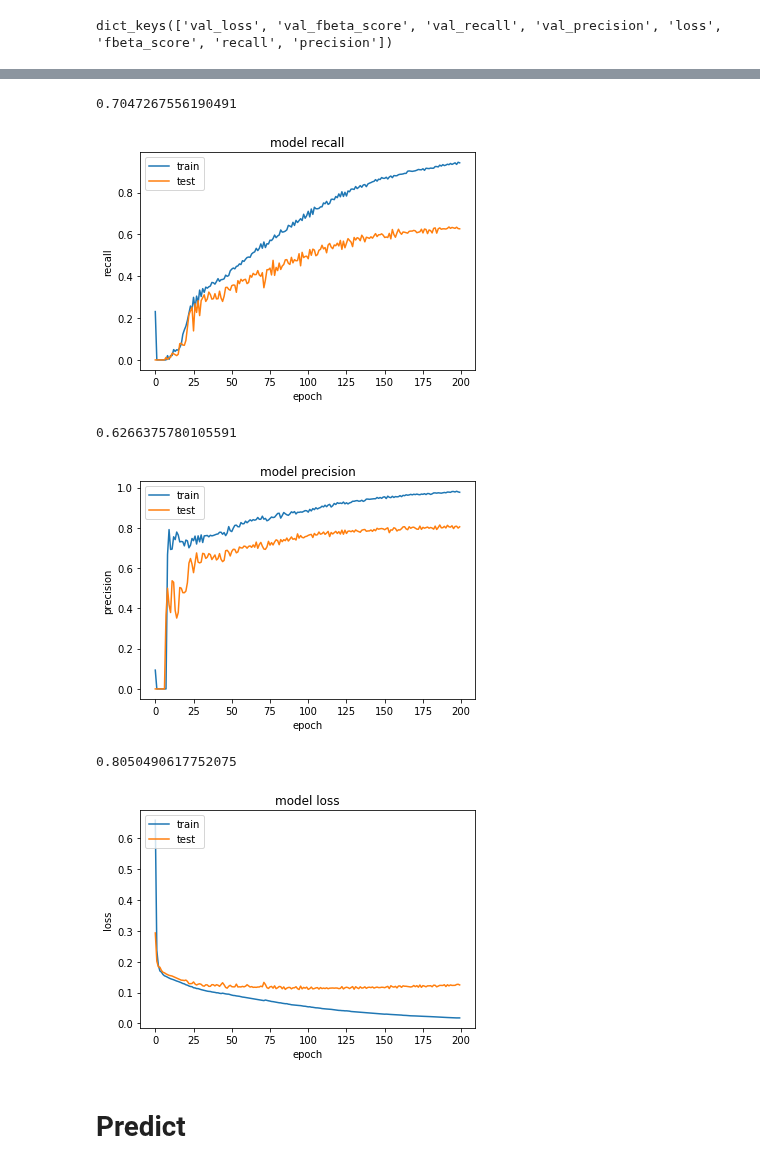
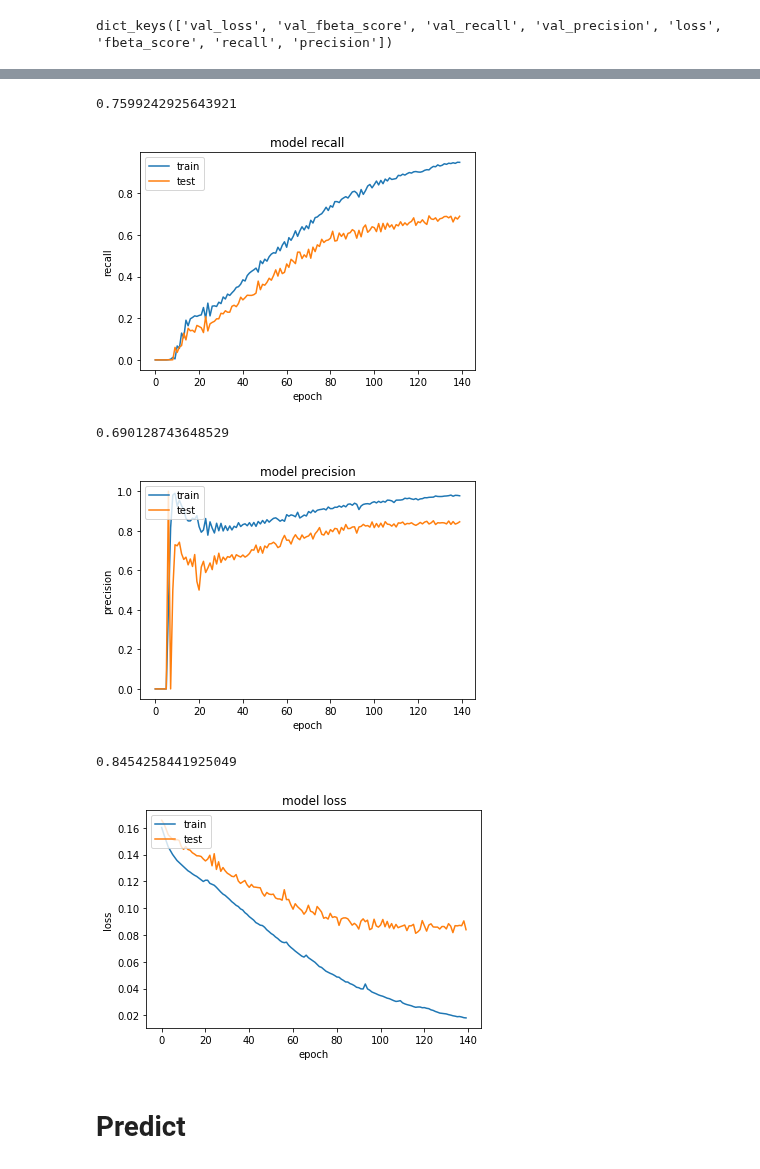
Before and after one commit to beatrizalbiero/MsResearch, a Jupyter notebook: input_features.ipynb, the cells around one changed output, grey strips where cells are left out. Saved outputs shown, nothing was run; the diff lists cells and outputs as text; code cells hidden in the pictures.

```diff
--- a/input_features.ipynb
+++ b/input_features.ipynb
@@ -171,7 +213,7 @@ padded_out = padded_out[:-30]
 # The Network
 # %%
 latent_dim = 256
-num_encoder_tokens = 19
+num_encoder_tokens = 21
 
 # Define an input sequence and process it.
 encoder_inputs = Input(shape=(None, num_encoder_tokens)) #19
@@ -184,7 +226,7 @@ encoder_outputs, state_h, state_c = encoder(encoder_inputs)
 encoder_states = [state_h, state_c]
 
 # Set up the decoder, using `encoder_states` as initial state.
-num_decoder_tokens = 19
+num_decoder_tokens = 21
 decoder_inputs = Input(shape=(None, num_decoder_tokens))
 # We set up our decoder to return full output sequences,
 # and to return internal states as well. We don't use the
@@ -219,6 +263,6 @@ array([[0, 1, 0, 0, 0, 0, 0, 0, 0, 0, 0, 0, 0, 0, 0, 0, 1, 1, 0],
       dtype=int32)
 # %%
-coded_out_target = coded_out.apply(lambda x: np.vstack((x[1:],np.zeros(19))))
+coded_out_target = coded_out.apply(lambda x: np.vstack((x[1:],np.zeros(21))))
 # %%
 padded_out.shape
 # %% [output]
@@ -226,5 +270,5 @@ padded_out.shape
 # %%
-padded_out_target = pad_sequences(coded_out_target, value=np.zeros(19),padding="post")
+padded_out_target = pad_sequences(coded_out_target, value=np.zeros(21),padding="post")
 # %%
 padded_out_target.shape
 # %% [output]
@@ -247,10 +291,11 @@ keras_metrics = KerasMetrics()
 model.compile(optimizer=opt, loss='binary_crossentropy', metrics=[ keras_metrics.fbeta_score,
                keras_metrics.recall,
                keras_metrics.precision]) #, mean_pred],)
-history2 = model.fit([padded_in, padded_out],
+model.save_weights('WickelfeaturesProject/new_model_1.h5')
+history = model.fit([padded_in, padded_out],
                     padded_out_target,
                     batch_size=128,
-                    epochs=200,
+                    epochs=140,
                     validation_split=0.2,verbose=True)
 # %% [output]
 Train on 314 samples, validate on 79 samples
@@ -287,47 +332,47 @@ plt.legend(['train', 'test'], loc='upper left');
 # %%
-history2.history['val_fbeta_score'][-1]
+history.history['val_fbeta_score'][-1]
 # %% [output]
-0.7047267556190491
+0.7599242925643921
 # %%
 # summarize history for accuracy
 score = 'recall'
-plt.plot(history2.history[score])
-plt.plot(pd.Series(history2.history['val_{}'.format(score)]))
+plt.plot(history.history[score])
+plt.plot(pd.Series(history.history['val_{}'.format(score)]))
 plt.title('model {}'.format(score))
 plt.ylabel(score)
 plt.xlabel('epoch')
 plt.legend(['train', 'test'], loc='upper left');
 # %% [output]
-[figure, old version]
+[figure, new version]
 # %%
-history2.history['val_recall'][-1]
+history.history['val_recall'][-1]
 # %% [output]
-0.6266375780105591
+0.690128743648529
 # %%
 score = 'precision'
-plt.plot(history2.history[score])
-plt.plot(pd.Series(history2.history['val_{}'.format(score)]))
+plt.plot(history.history[score])
+plt.plot(pd.Series(history.history['val_{}'.format(score)]))
 plt.title('model {}'.format(score))
 plt.ylabel(score)
 plt.xlabel('epoch')
 plt.legend(['train', 'test'], loc='upper left');
 # %% [output]
-[figure, old version]
+[figure, new version]
 # %%
-history2.history['val_precision'][-1]
+history.history['val_precision'][-1]
 # %% [output]
-0.8050490617752075
+0.8454258441925049
 # %%
 %matplotlib inline
 # summarize history for loss
-plt.plot(history2.history['loss'])
-plt.plot(history2.history['val_loss'])
+plt.plot(history.history['loss'])
+plt.plot(history.history['val_loss'])
 plt.title('model loss')
 plt.ylabel('loss')
 plt.xlabel('epoch')
 plt.legend(['train', 'test'], loc='upper left');
 # %% [output]
-[figure, old version]
+[figure, new version]
 # %% [markdown]
 # Predict
 # %% [markdown]
```
Also changed, not shown: parts of 39 cells of this notebook.
